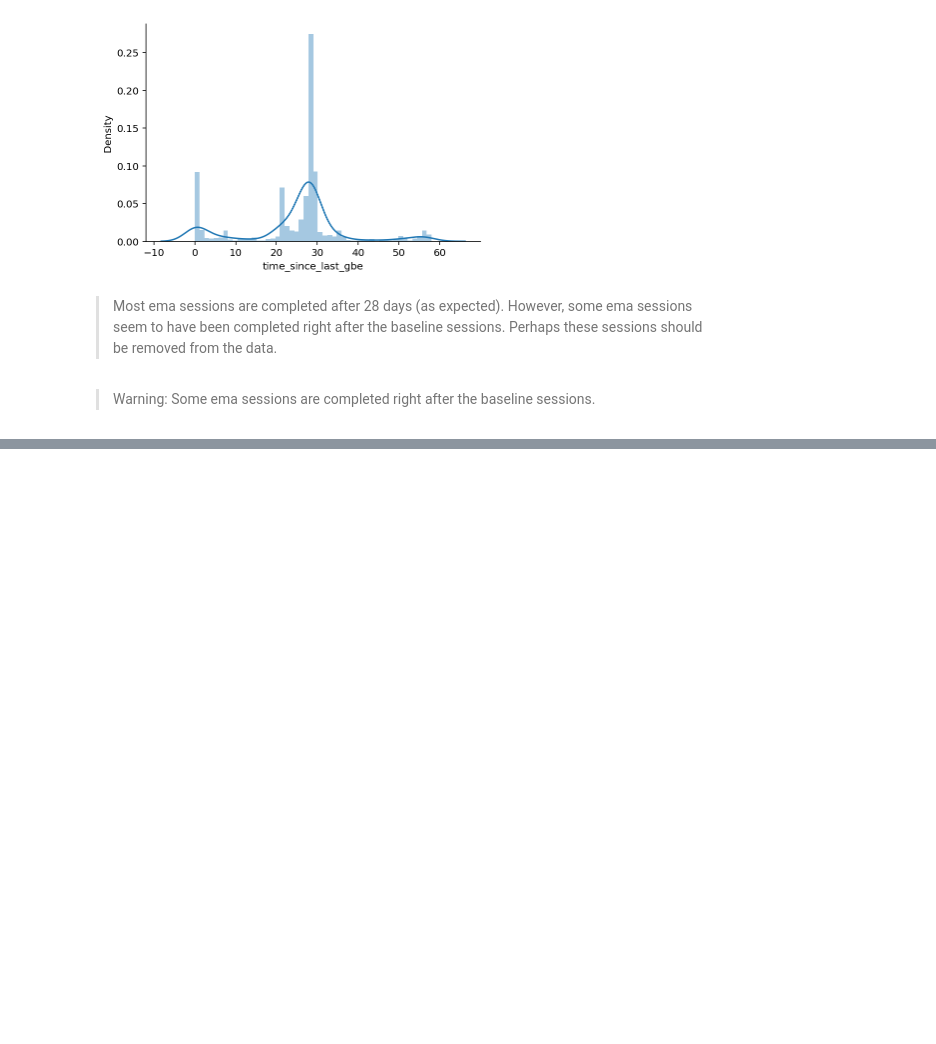
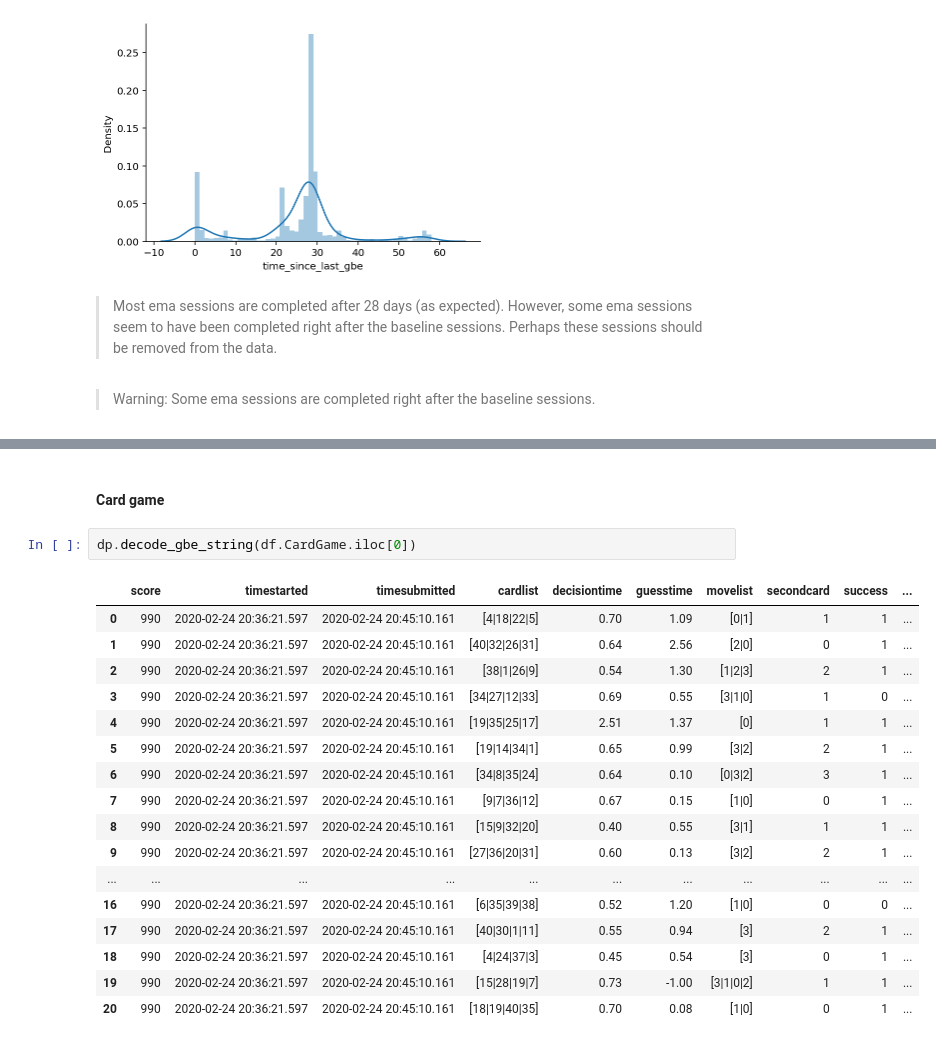
Before and after one commit to hgzech/trr265, a Jupyter notebook: notebooks/02_gbe.ipynb, the cells around one changed output, grey strips where cells are left out. Cells and saved outputs as stored; diff of their text form; blank space fills up the shorter version.

```diff
--- a/notebooks/02_gbe.ipynb
+++ b/notebooks/02_gbe.ipynb
@@ -206,0 +296,22 @@ sns.despine()
+# %% [markdown]
+#### Card game
+# %%
+dp.decode_gbe_string(df.CardGame.iloc[0])
+# %% [output]
+|  | score | timestarted | timesubmitted | cardlist | decisiontime | guesstime | movelist | secondcard | success | ... |
+| 0 | 990 | 2020-02-24 20:36:21.597 | 2020-02-24 20:45:10.161 | [4|18|22|5] | 0.70 | 1.09 | [0|1] | 1 | 1 | ... |
+| 1 | 990 | 2020-02-24 20:36:21.597 | 2020-02-24 20:45:10.161 | [40|32|26|31] | 0.64 | 2.56 | [2|0] | 0 | 1 | ... |
+| 2 | 990 | 2020-02-24 20:36:21.597 | 2020-02-24 20:45:10.161 | [38|1|26|9] | 0.54 | 1.30 | [1|2|3] | 2 | 1 | ... |
+| 3 | 990 | 2020-02-24 20:36:21.597 | 2020-02-24 20:45:10.161 | [34|27|12|33] | 0.69 | 0.55 | [3|1|0] | 1 | 0 | ... |
+| 4 | 990 | 2020-02-24 20:36:21.597 | 2020-02-24 20:45:10.161 | [19|35|25|17] | 2.51 | 1.37 | [0] | 1 | 1 | ... |
+| 5 | 990 | 2020-02-24 20:36:21.597 | 2020-02-24 20:45:10.161 | [19|14|34|1] | 0.65 | 0.99 | [3|2] | 2 | 1 | ... |
+| 6 | 990 | 2020-02-24 20:36:21.597 | 2020-02-24 20:45:10.161 | [34|8|35|24] | 0.64 | 0.10 | [0|3|2] | 3 | 1 | ... |
+| 7 | 990 | 2020-02-24 20:36:21.597 | 2020-02-24 20:45:10.161 | [9|7|36|12] | 0.67 | 0.15 | [1|0] | 0 | 1 | ... |
+| 8 | 990 | 2020-02-24 20:36:21.597 | 2020-02-24 20:45:10.161 | [15|9|32|20] | 0.40 | 0.55 | [3|1] | 1 | 1 | ... |
+| 9 | 990 | 2020-02-24 20:36:21.597 | 2020-02-24 20:45:10.161 | [27|36|20|31] | 0.60 | 0.13 | [3|2] | 2 | 1 | ... |
+| ... | ... | ... | ... | ... | ... | ... | ... | ... | ... | ... |
+| 16 | 990 | 2020-02-24 20:36:21.597 | 2020-02-24 20:45:10.161 | [6|35|39|38] | 0.52 | 1.20 | [1|0] | 0 | 0 | ... |
+| 17 | 990 | 2020-02-24 20:36:21.597 | 2020-02-24 20:45:10.161 | [40|30|1|11] | 0.55 | 0.94 | [3] | 2 | 1 | ... |
+| 18 | 990 | 2020-02-24 20:36:21.597 | 2020-02-24 20:45:10.161 | [4|24|37|3] | 0.45 | 0.54 | [3] | 0 | 1 | ... |
+| 19 | 990 | 2020-02-24 20:36:21.597 | 2020-02-24 20:45:10.161 | [15|28|19|7] | 0.73 | -1.00 | [3|1|0|2] | 1 | 1 | ... |
+| 20 | 990 | 2020-02-24 20:36:21.597 | 2020-02-24 20:45:10.161 | [18|19|40|35] | 0.70 | 0.08 | [1|0] | 0 | 1 | ... |
```
Also changed, not shown: parts of 20 cells of this notebook, 10 other files.
